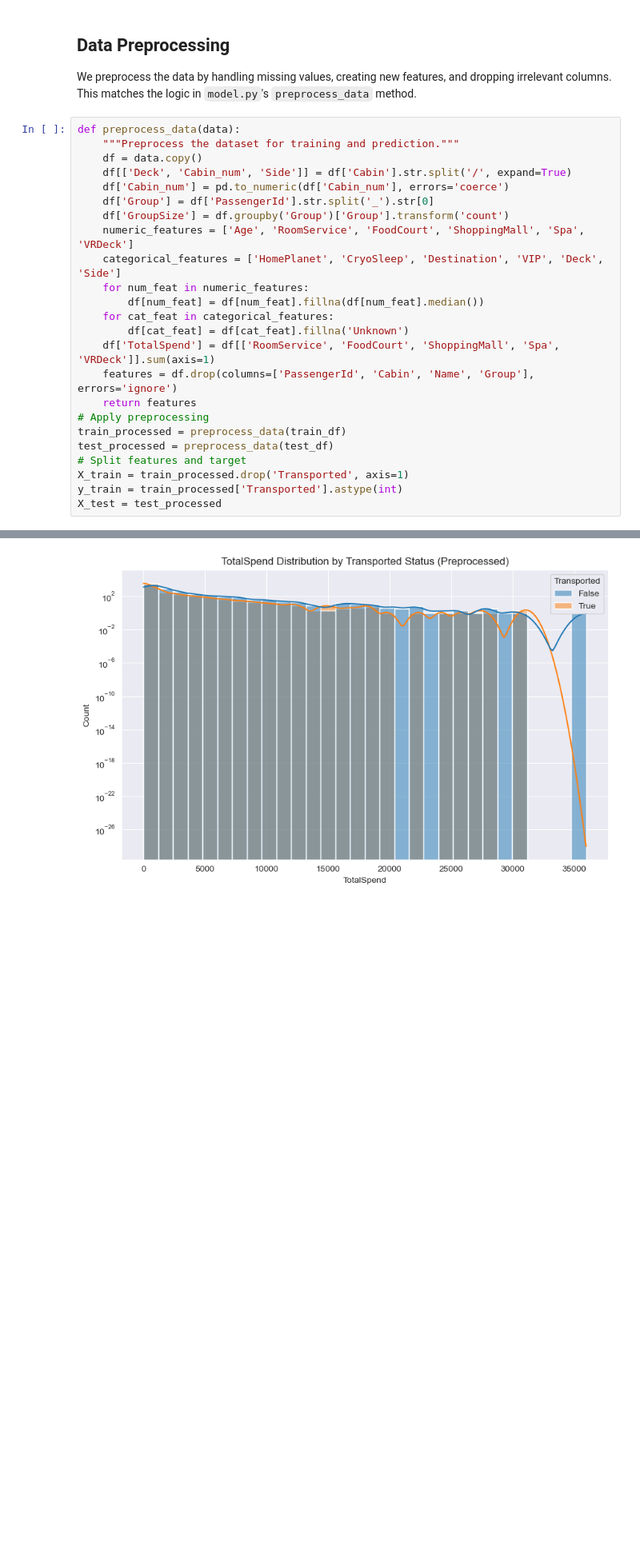
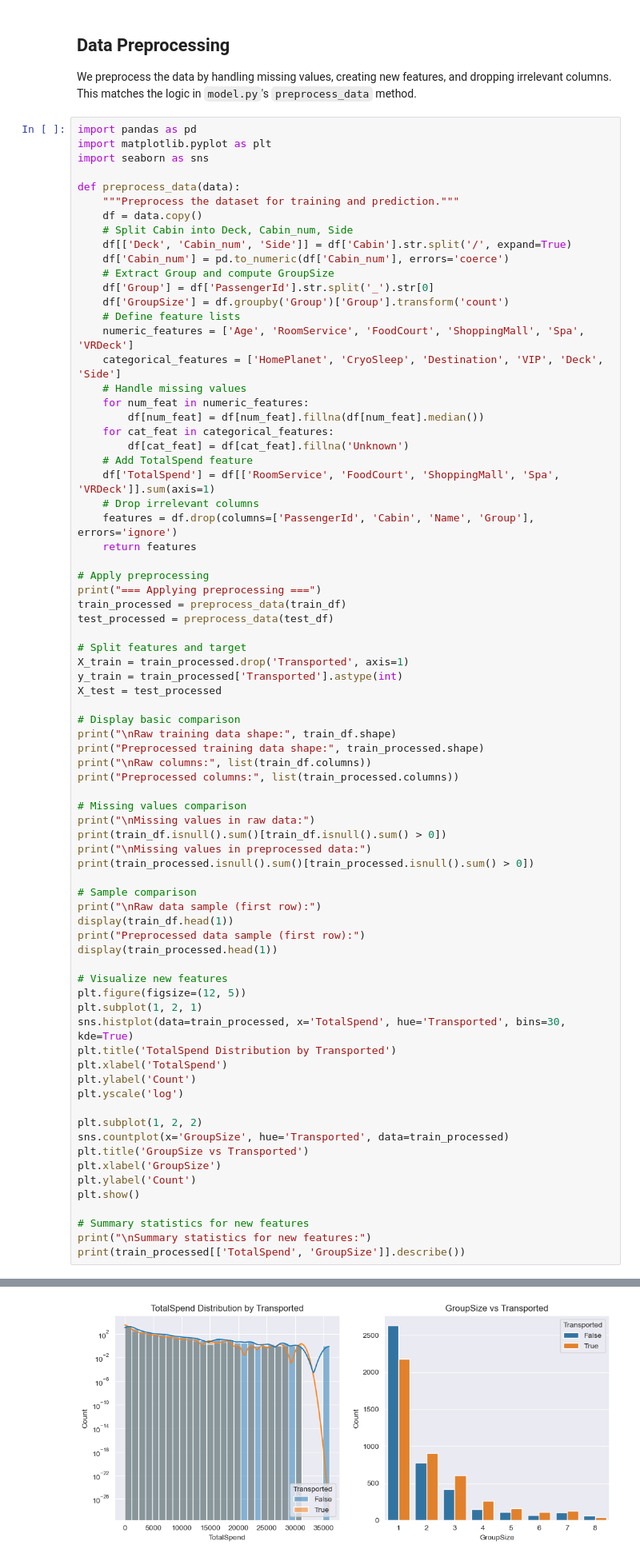
Before and after one commit to VLsoft-eng/ML_1module_Task, a Jupyter notebook: notebooks/final_solution.ipynb, the cells around one changed output, grey strips where cells are left out. Shown: that part at 80% size. Drawn from its saved outputs; the diff is of its cells as text; blank space fills up the shorter version.

```diff
--- a/notebooks/final_solution.ipynb
+++ b/notebooks/final_solution.ipynb
@@ -98,27 +152,78 @@ Name: proportion, dtype: float64
 ## Data Preprocessing
 We preprocess the data by handling missing values, creating new features, and dropping irrelevant columns. This matches the logic in `model.py`'s `preprocess_data` method.
 # %%
+import pandas as pd
+import matplotlib.pyplot as plt
+import seaborn as sns
+
 def preprocess_data(data):
     """Preprocess the dataset for training and prediction."""
     df = data.copy()
+    # Split Cabin into Deck, Cabin_num, Side
     df[['Deck', 'Cabin_num', 'Side']] = df['Cabin'].str.split('/', expand=True)
     df['Cabin_num'] = pd.to_numeric(df['Cabin_num'], errors='coerce')
+    # Extract Group and compute GroupSize
     df['Group'] = df['PassengerId'].str.split('_').str[0]
     df['GroupSize'] = df.groupby('Group')['Group'].transform('count')
+    # Define feature lists
     numeric_features = ['Age', 'RoomService', 'FoodCourt', 'ShoppingMall', 'Spa', 'VRDeck']
     categorical_features = ['HomePlanet', 'CryoSleep', 'Destination', 'VIP', 'Deck', 'Side']
+    # Handle missing values
     for num_feat in numeric_features:
         df[num_feat] = df[num_feat].fillna(df[num_feat].median())
     for cat_feat in categorical_features:
         df[cat_feat] = df[cat_feat].fillna('Unknown')
+    # Add TotalSpend feature
     df['TotalSpend'] = df[['RoomService', 'FoodCourt', 'ShoppingMall', 'Spa', 'VRDeck']].sum(axis=1)
+    # Drop irrelevant columns
     features = df.drop(columns=['PassengerId', 'Cabin', 'Name', 'Group'], errors='ignore')
     return features
+
 # Apply preprocessing
+print("=== Applying preprocessing ===")
 train_processed = preprocess_data(train_df)
 test_processed = preprocess_data(test_df)
+
 # Split features and target
 X_train = train_processed.drop('Transported', axis=1)
 y_train = train_processed['Transported'].astype(int)
 X_test = test_processed
+
+# Display basic comparison
+print("\nRaw training data shape:", train_df.shape)
+print("Preprocessed training data shape:", train_processed.shape)
+print("\nRaw columns:", list(train_df.columns))
+print("Preprocessed columns:", list(train_processed.columns))
+
+# Missing values comparison
+print("\nMissing values in raw data:")
+print(train_df.isnull().sum()[train_df.isnull().sum() > 0])
+print("\nMissing values in preprocessed data:")
+print(train_processed.isnull().sum()[train_processed.isnull().sum() > 0])
+
+# Sample comparison
+print("\nRaw data sample (first row):")
+display(train_df.head(1))
+print("Preprocessed data sample (first row):")
+display(train_processed.head(1))
+
+# Visualize new features
+plt.figure(figsize=(12, 5))
+plt.subplot(1, 2, 1)
+sns.histplot(data=train_processed, x='TotalSpend', hue='Transported', bins=30, kde=True)
+plt.title('TotalSpend Distribution by Transported')
+plt.xlabel('TotalSpend')
+plt.ylabel('Count')
+plt.yscale('log')
+
+plt.subplot(1, 2, 2)
+sns.countplot(x='GroupSize', hue='Transported', data=train_processed)
+plt.title('GroupSize vs Transported')
+plt.xlabel('GroupSize')
+plt.ylabel('Count')
+plt.show()
+
+# Summary statistics for new features
+print("\nSummary statistics for new features:")
+print(train_processed[['TotalSpend', 'GroupSize']].describe())
 # %% [output]
@@ -163 +254 @@ Sample (first row):
-[figure, old version]
+[figure, new version]
```
Also changed, not shown: parts of 6 cells of this notebook.
